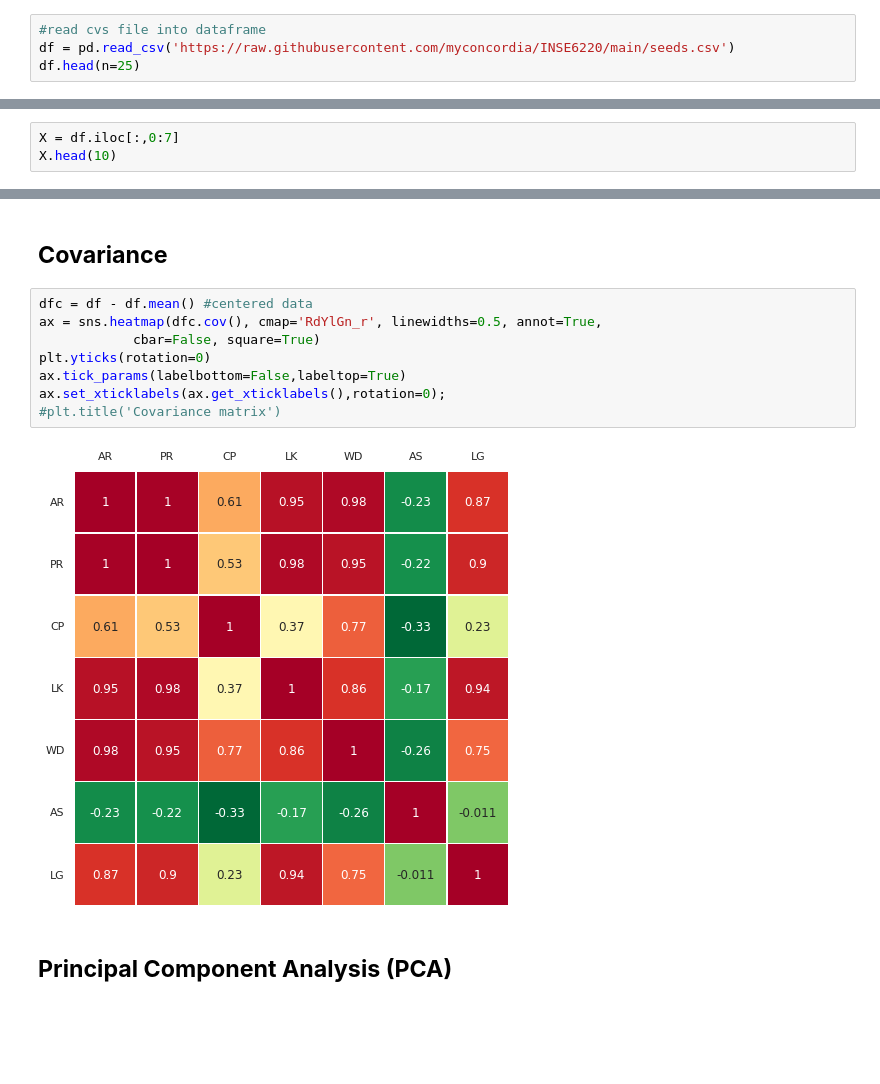
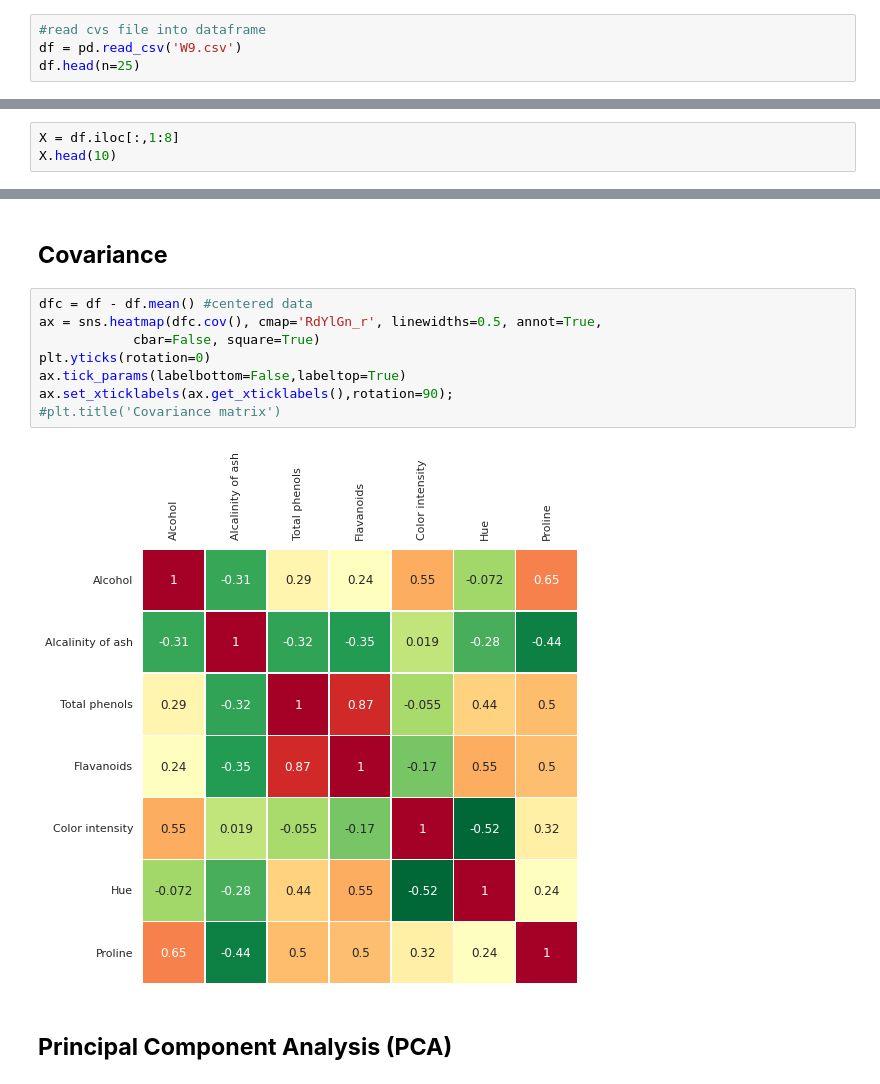
Before and after one commit to MojtabaHeidari/MHM, a Jupyter notebook: Wine.ipynb, the cells around one changed output, grey strips where cells are left out. Drawn from its saved outputs; the diff is of its cells as text; blank space fills up the shorter version.

```diff
--- a/Wine.ipynb
+++ b/Wine.ipynb
@@ -41,6 +41,6 @@ from sklearn.tree import DecisionTreeClassifier
 #uploaded = files.upload()
 # %%
 #read cvs file into dataframe
-df = pd.read_csv('https://raw.githubusercontent.com/myconcordia/INSE6220/main/seeds.csv')
+df = pd.read_csv('W9.csv')
 df.head(n=25)
 # %% [output]
@@ -89,6 +89,6 @@ target = df['class'].to_numpy()
 
 Data Matrix
 # %%
-X = df.iloc[:,0:7]
+X = df.iloc[:,1:8]
 X.head(10)
 # %% [output]
@@ -197,13 +197,13 @@ sns.pairplot(df)
 # %%
 dfc = df - df.mean() #centered data
 ax = sns.heatmap(dfc.cov(), cmap='RdYlGn_r', linewidths=0.5, annot=True,
             cbar=False, square=True)
 plt.yticks(rotation=0)
 ax.tick_params(labelbottom=False,labeltop=True)
-ax.set_xticklabels(ax.get_xticklabels(),rotation=0);
+ax.set_xticklabels(ax.get_xticklabels(),rotation=90);
 #plt.title('Covariance matrix')
 # %% [output]
-[figure, old version]
+[figure, new version]
 # %% [markdown]
 ## **Principal Component Analysis (PCA)**
 # %%
```
Also changed, not shown: parts of 19 cells of this notebook.
